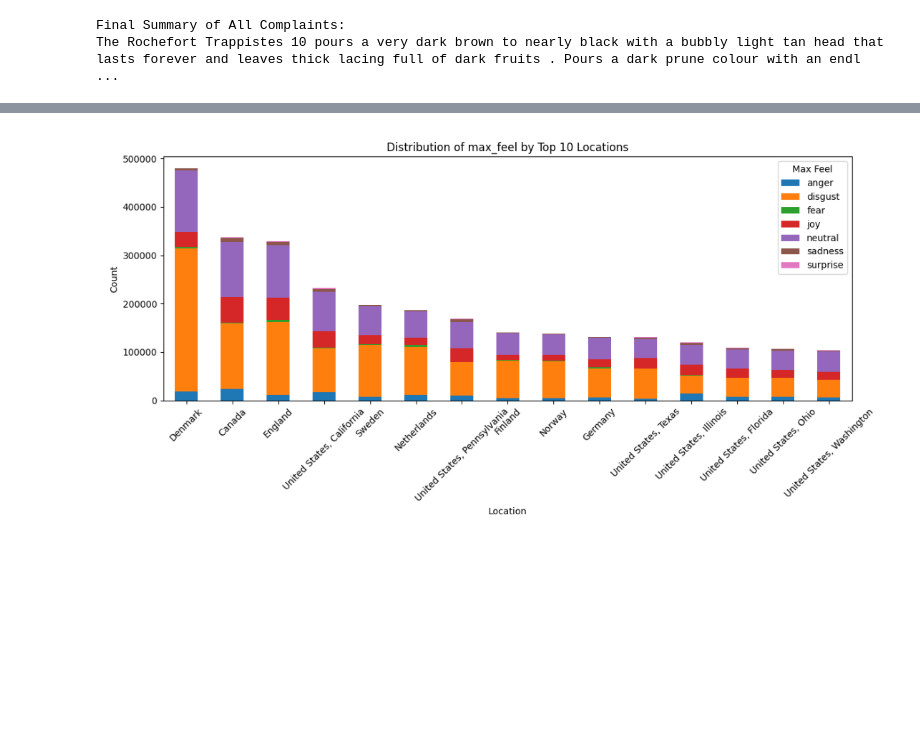
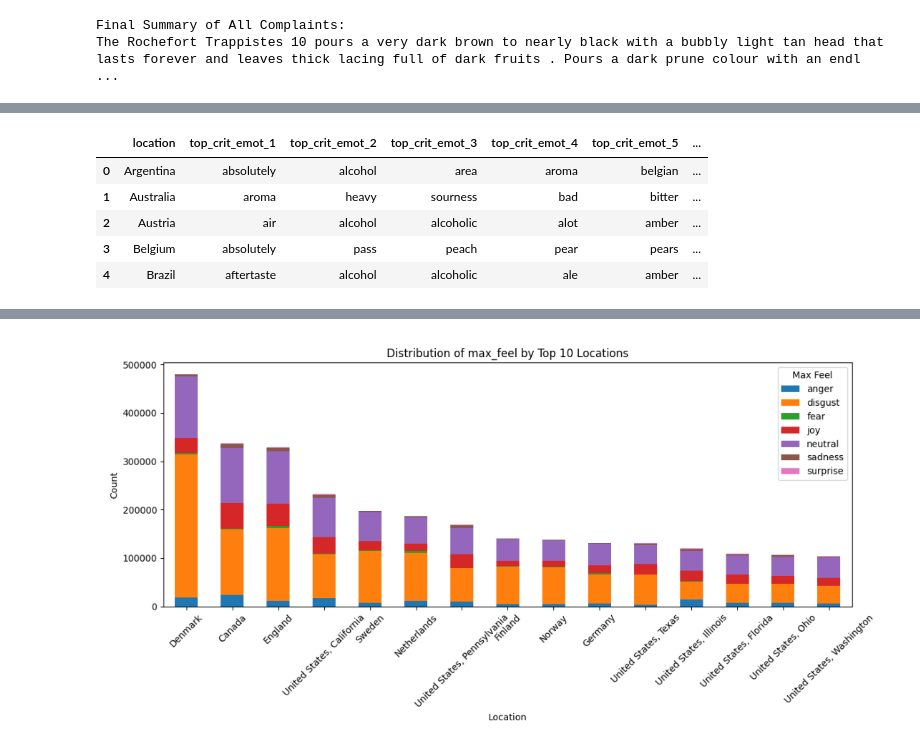
Before and after one commit to epfl-ada/ada-2024-project-awesomedataanalysts, a Jupyter notebook: combined.ipynb, the cells around one changed output, grey strips where cells are left out. Saved outputs shown, nothing was run; the diff lists cells and outputs as text; code cells hidden in the pictures; blank space fills up the shorter version.

```diff
--- a/combined.ipynb
+++ b/combined.ipynb
@@ -603,0 +482,10 @@ neg_classified_features_emotion.to_csv("./data/RateBeer_processed/neg_classified
+# %%
+# criticisms by location
+top_attributes_by(beers, by="location", top_count=15, column_count=70, column_prefix="crit_").head(5)
+# %% [output]
+|  | location | top_crit_emot_1 | top_crit_emot_2 | top_crit_emot_3 | top_crit_emot_4 | top_crit_emot_5 | ... |
+| 0 | Argentina | absolutely | alcohol | area | aroma | belgian | ... |
+| 1 | Australia | aroma | heavy | sourness | bad | bitter | ... |
+| 2 | Austria | air | alcohol | alcoholic | alot | amber | ... |
+| 3 | Belgium | absolutely | pass | peach | pear | pears | ... |
+| 4 | Brazil | aftertaste | alcohol | alcoholic | ale | amber | ... |
```
Also changed, not shown: parts of 82 cells of this notebook, 1 other file.
